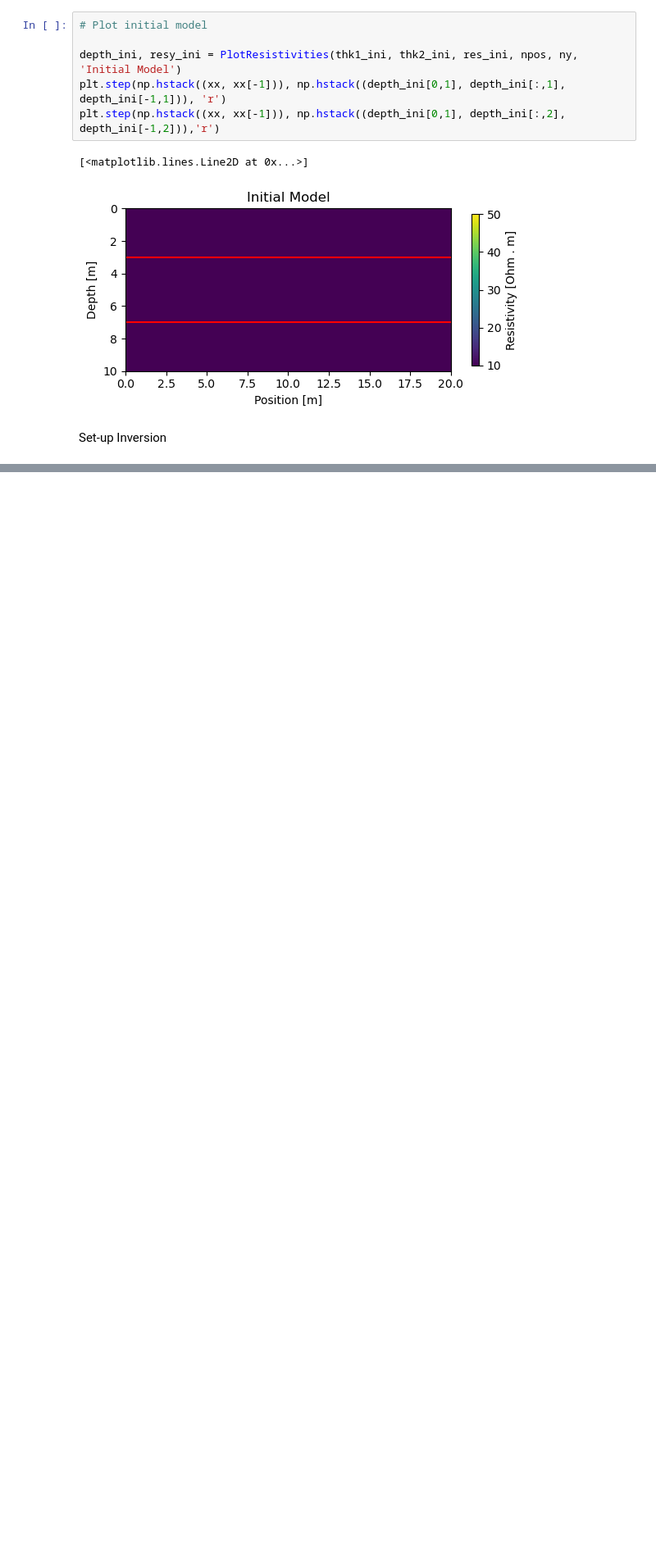
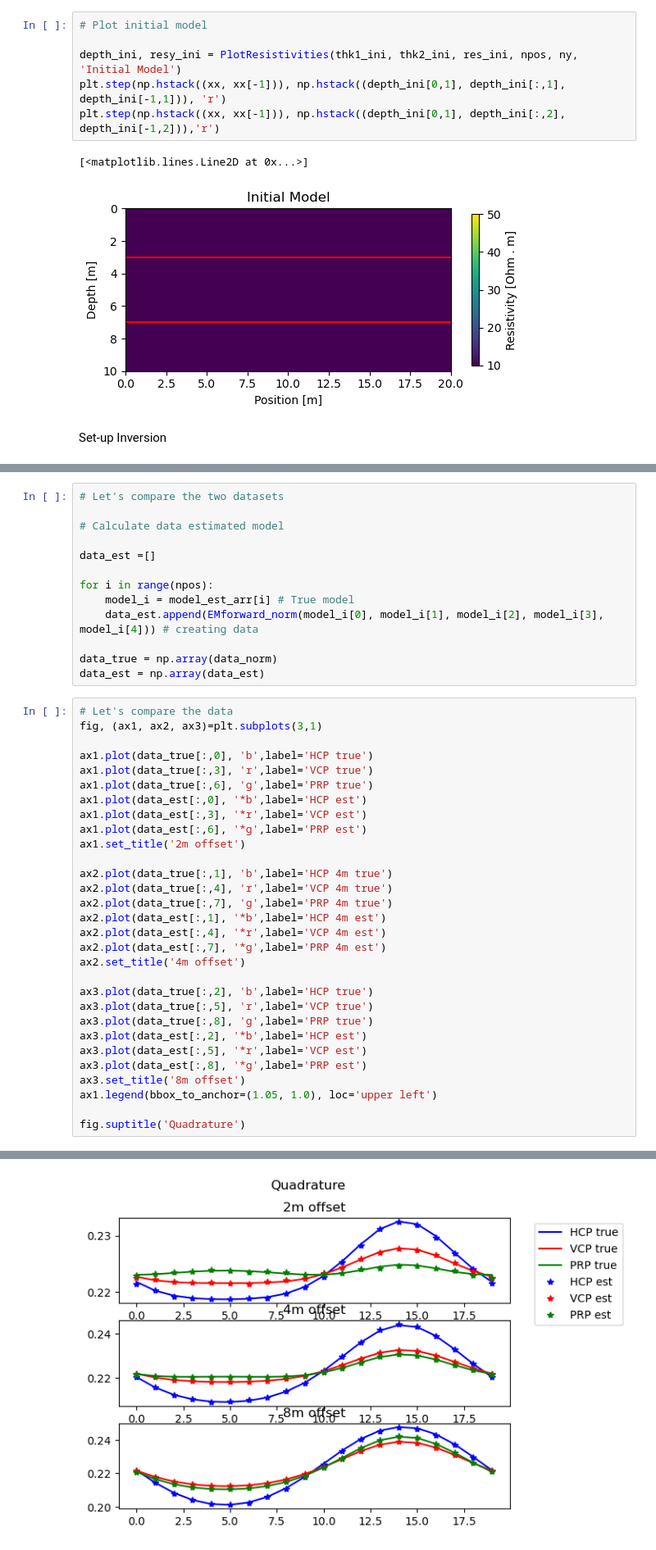
Before and after one commit to mariacarrizo/EMInversion, a Jupyter notebook: Minimization/1DInversionEmpymodPygimli.ipynb, the cells around one changed output, grey strips where cells are left out. Shown at 82% size. Drawn from its saved outputs; the diff is of its cells as text; blank space fills up the shorter version.

```diff
--- a/Minimization/1DInversionEmpymodPygimli.ipynb
+++ b/Minimization/1DInversionEmpymodPygimli.ipynb
@@ -255,0 +401,44 @@ plt.step(np.hstack((xx, xx[-1])), np.hstack((depth[0,1],depth[:,2],depth[-1,2]))
+# %%
+# Let's compare the two datasets
+
+# Calculate data estimated model
+
+data_est =[]
+
+for i in range(npos):
+    model_i = model_est_arr[i] # True model
+    data_est.append(EMforward_norm(model_i[0], model_i[1], model_i[2], model_i[3], model_i[4])) # creating data
+
+data_true = np.array(data_norm)
+data_est = np.array(data_est)
+# %%
+# Let's compare the data
+fig, (ax1, ax2, ax3)=plt.subplots(3,1)
+
+ax1.plot(data_true[:,0], 'b',label='HCP true')
+ax1.plot(data_true[:,3], 'r',label='VCP true')
+ax1.plot(data_true[:,6], 'g',label='PRP true')
+ax1.plot(data_est[:,0], '*b',label='HCP est')
+ax1.plot(data_est[:,3], '*r',label='VCP est')
+ax1.plot(data_est[:,6], '*g',label='PRP est')
+ax1.set_title('2m offset')
+
+ax2.plot(data_true[:,1], 'b',label='HCP 4m true')
+ax2.plot(data_true[:,4], 'r',label='VCP 4m true')
+ax2.plot(data_true[:,7], 'g',label='PRP 4m true')
+ax2.plot(data_est[:,1], '*b',label='HCP 4m est')
+ax2.plot(data_est[:,4], '*r',label='VCP 4m est')
+ax2.plot(data_est[:,7], '*g',label='PRP 4m est')
+ax2.set_title('4m offset')
+
+ax3.plot(data_true[:,2], 'b',label='HCP true')
+ax3.plot(data_true[:,5], 'r',label='VCP true')
+ax3.plot(data_true[:,8], 'g',label='PRP true')
+ax3.plot(data_est[:,2], '*b',label='HCP est')
+ax3.plot(data_est[:,5], '*r',label='VCP est')
+ax3.plot(data_est[:,8], '*g',label='PRP est')
+ax3.set_title('8m offset')
+ax1.legend(bbox_to_anchor=(1.05, 1.0), loc='upper left')
+
+fig.suptitle('Quadrature')
+# %% [output]
@@ -255,0 +446 @@ plt.step(np.hstack((xx, xx[-1])), np.hstack((depth[0,1],depth[:,2],depth[-1,2]))
+[figure, added]
```
Also changed, not shown: parts of 15 cells of this notebook.
